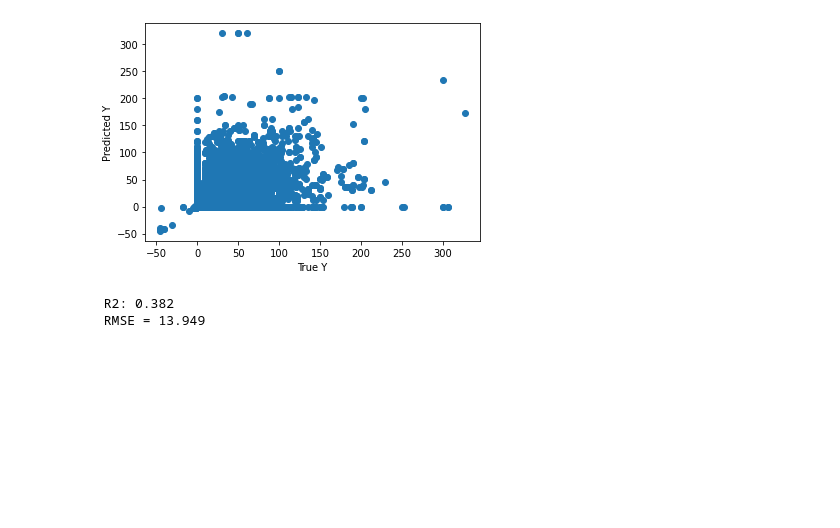
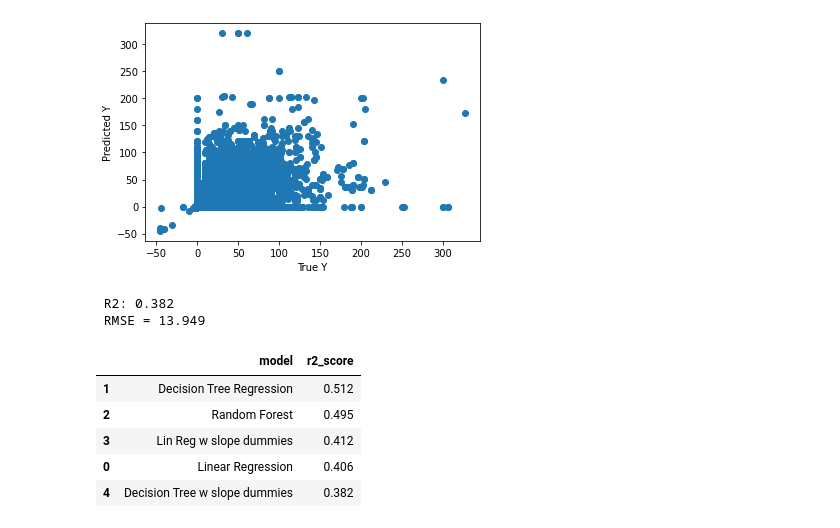
Before and after one commit to JET2001/boss, a Jupyter notebook: analysis.ipynb, the cells around one changed output. Saved outputs shown, nothing was run; the diff lists cells and outputs as text; code cells hidden in the pictures; blank space fills up the shorter version.

```diff
--- a/analysis.ipynb
+++ b/analysis.ipynb
@@ -200,6 +207,11 @@ plt.show()
 [figure]
 # %%
 print(" R2: {:.3f}\n RMSE = {:.3f}".format(r2_score(Y_test, predictions), mean_squared_error(Y_test, predictions)**0.5))
+
+model_log = model_log.append({
+    'model': 'Decision Tree Regression',
+    'r2_score': r2_score
+}, ignore_index = True)
 # %% [output]
  R2: 0.512
  RMSE = 12.301
@@ -223,6 +235,10 @@ plt.show()
 [figure]
 # %%
 print(" R2: {:.3f}\n RMSE = {:.3f}".format(r2_score(Y_test[[label]], predictions), mean_squared_error(Y_test[[label]], predictions)**0.5))
+model_log = model_log.append({
+    'model': 'Random Forest',
+    'r2_score': r2_score
+}, ignore_index = True)
 # %% [output]
  R2: 0.495
  RMSE = 13.996
@@ -303,6 +319,11 @@ plt.show()
 [figure]
 # %%
 print(" R2: {:.3f}\n RMSE = {:.3f}".format(r2_score(true_y[[label]], pred), mean_squared_error(true_y[[label]], pred)**0.5))
+
+model_log = model_log.append({
+    'model': 'Lin Reg w slope dummies',
+    'r2_score': r2_score
+}, ignore_index = True)
 # %% [output]
  R2: 0.412
  RMSE = 15.649
@@ -340,6 +361,22 @@ plt.show()
 [figure]
 # %%
 print(" R2: {:.3f}\n RMSE = {:.3f}".format(r2_score(Y_test, predictions), mean_squared_error(Y_test, predictions)**0.5))
+
+model_log = model_log.append({
+    'model': 'Decision Tree w slope dummies',
+    'r2_score': r2_score
+}, ignore_index = True)
 # %% [output]
  R2: 0.382
  RMSE = 13.949
+# %%
+# Models ranked best to worst
+
+model_log.sort_values('r2_score', ascending = False)
+# %% [output]
+|  | model | r2_score |
+| 1 | Decision Tree Regression | 0.512 |
+| 2 | Random Forest | 0.495 |
+| 3 | Lin Reg w slope dummies | 0.412 |
+| 0 | Linear Regression | 0.406 |
+| 4 | Decision Tree w slope dummies | 0.382 |
```
Also changed, not shown: parts of 3 cells of this notebook.
